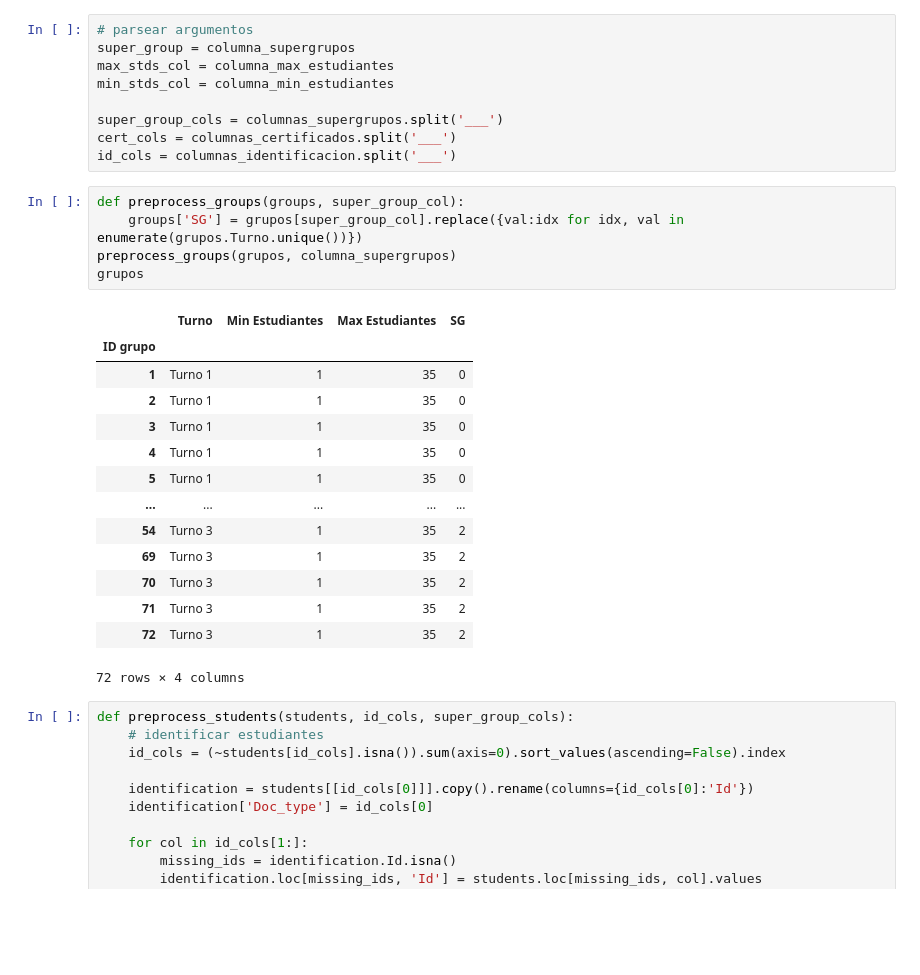
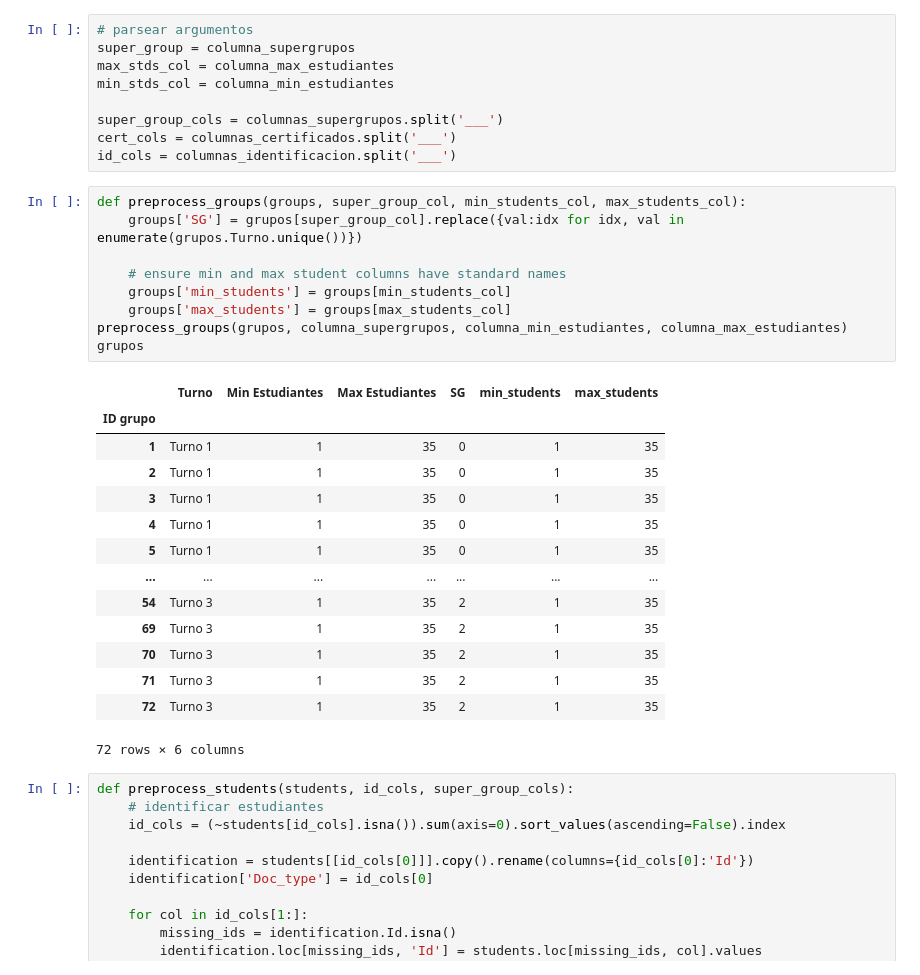
Before and after one commit to HJuan412/group_reparting, a Jupyter notebook: Asignador.ipynb, the cells around one changed output. Cells and saved outputs as stored; diff of their text form; blank space fills up the shorter version.

```diff
--- a/Asignador.ipynb
+++ b/Asignador.ipynb
@@ -71,25 +71,29 @@ super_group_cols = columnas_supergrupos.split('___')
 cert_cols = columnas_certificados.split('___')
 id_cols = columnas_identificacion.split('___')
 # %%
-def preprocess_groups(groups, super_group_col):
+def preprocess_groups(groups, super_group_col, min_students_col, max_students_col):
     groups['SG'] = grupos[super_group_col].replace({val:idx for idx, val in enumerate(grupos.Turno.unique())})
-preprocess_groups(grupos, columna_supergrupos)
+
+    # ensure min and max student columns have standard names
+    groups['min_students'] = groups[min_students_col]
+    groups['max_students'] = groups[max_students_col]
+preprocess_groups(grupos, columna_supergrupos, columna_min_estudiantes, columna_max_estudiantes)
 grupos
 # %% [output]
-|  | Turno | Min Estudiantes | Max Estudiantes | SG |
-| ID grupo |  |  |  |  |
-| 1 | Turno 1 | 1 | 35 | 0 |
-| 2 | Turno 1 | 1 | 35 | 0 |
-| 3 | Turno 1 | 1 | 35 | 0 |
-| 4 | Turno 1 | 1 | 35 | 0 |
-| 5 | Turno 1 | 1 | 35 | 0 |
-| ... | ... | ... | ... | ... |
-| 54 | Turno 3 | 1 | 35 | 2 |
-| 69 | Turno 3 | 1 | 35 | 2 |
-| 70 | Turno 3 | 1 | 35 | 2 |
-| 71 | Turno 3 | 1 | 35 | 2 |
-| 72 | Turno 3 | 1 | 35 | 2 |
+|  | Turno | Min Estudiantes | Max Estudiantes | SG | min_students | max_students |
+| ID grupo |  |  |  |  |  |  |
+| 1 | Turno 1 | 1 | 35 | 0 | 1 | 35 |
+| 2 | Turno 1 | 1 | 35 | 0 | 1 | 35 |
+| 3 | Turno 1 | 1 | 35 | 0 | 1 | 35 |
+| 4 | Turno 1 | 1 | 35 | 0 | 1 | 35 |
+| 5 | Turno 1 | 1 | 35 | 0 | 1 | 35 |
+| ... | ... | ... | ... | ... | ... | ... |
+| 54 | Turno 3 | 1 | 35 | 2 | 1 | 35 |
+| 69 | Turno 3 | 1 | 35 | 2 | 1 | 35 |
+| 70 | Turno 3 | 1 | 35 | 2 | 1 | 35 |
+| 71 | Turno 3 | 1 | 35 | 2 | 1 | 35 |
+| 72 | Turno 3 | 1 | 35 | 2 | 1 | 35 |
-72 rows × 4 columns
+72 rows × 6 columns
 # %%
 def preprocess_students(students, id_cols, super_group_cols):
     # identificar estudiantes
```
Also changed, not shown: parts of 13 cells of this notebook.
